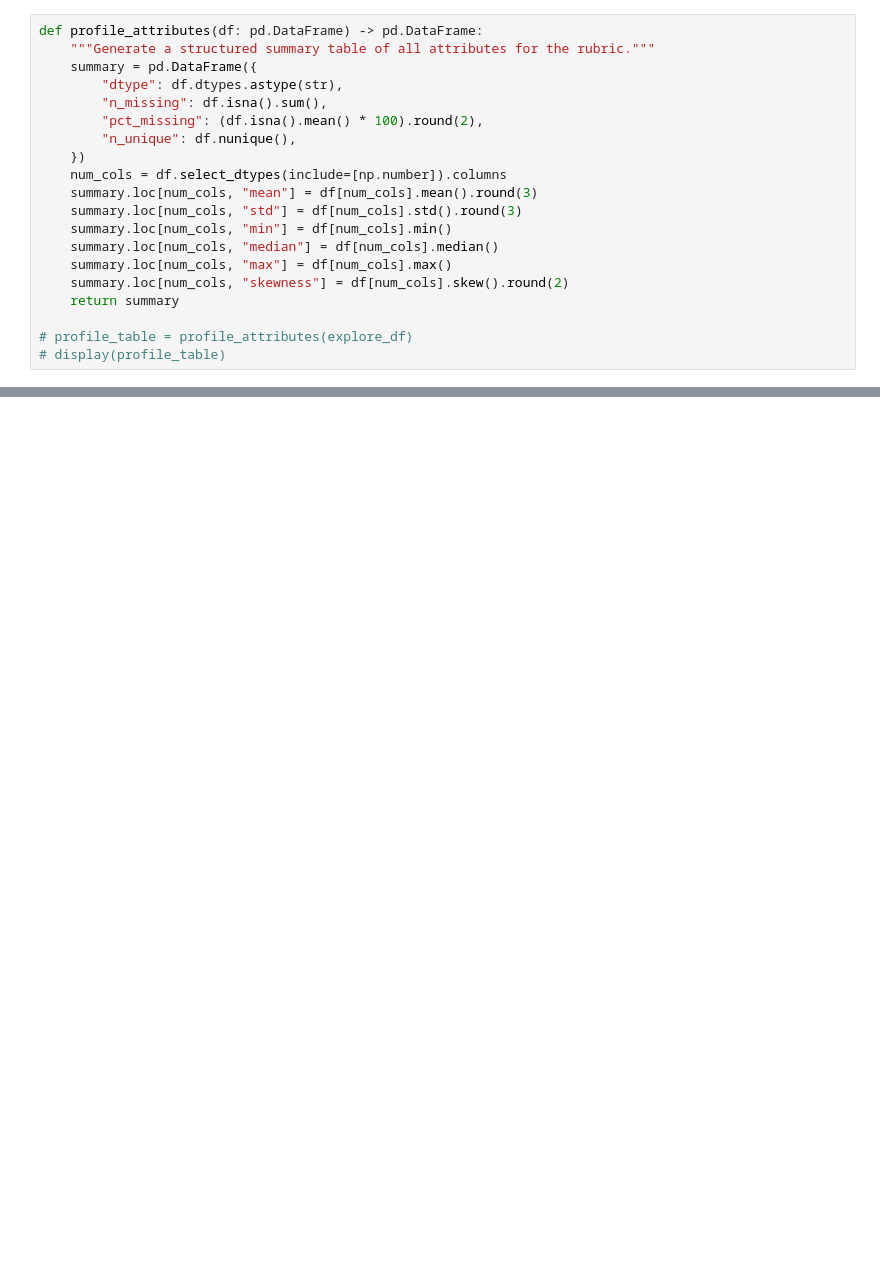
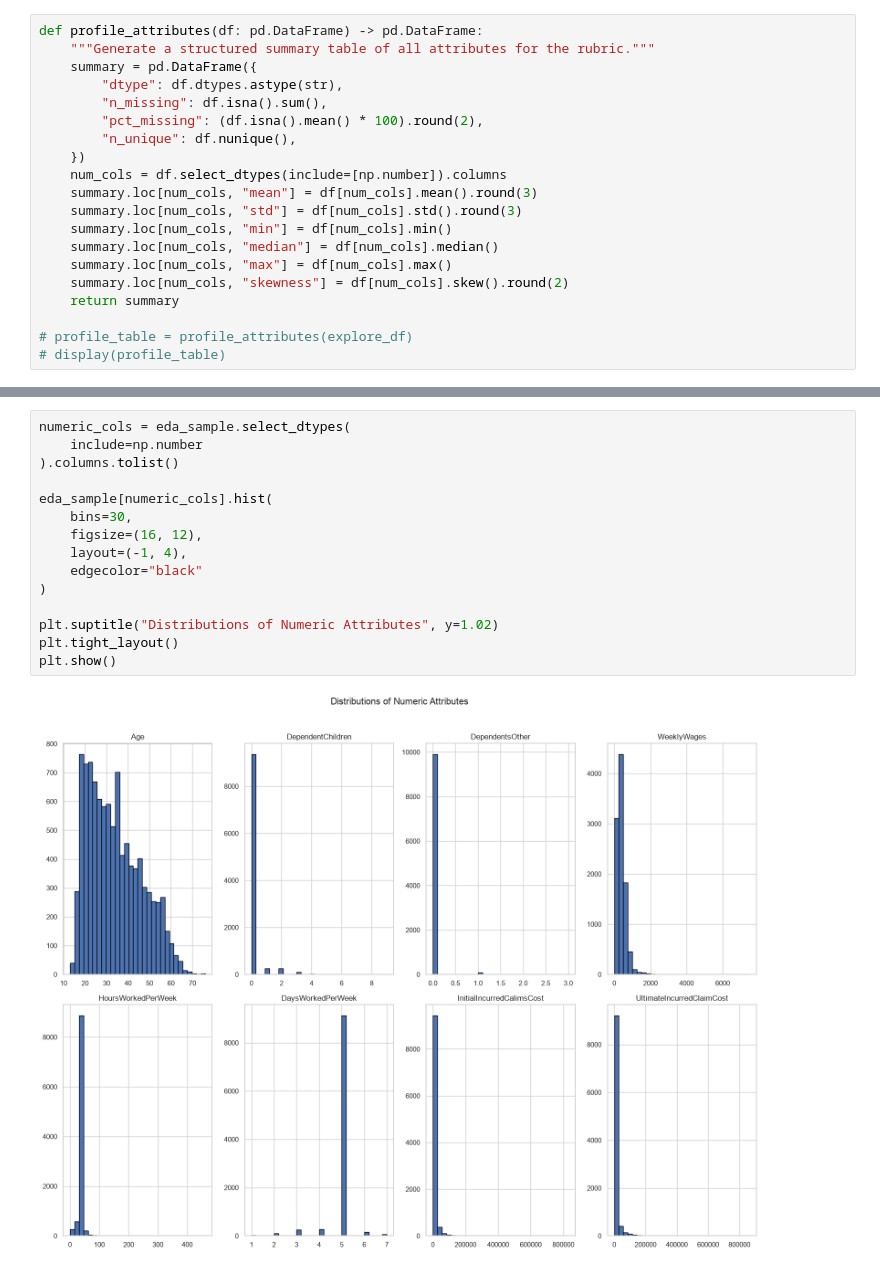
Before and after one commit to coredium98/insy674-group-project, a Jupyter notebook: notebooks/01_explore_data.ipynb, the cells around one changed output, grey strips where cells are left out. Saved outputs shown, nothing was run; the diff lists cells and outputs as text; blank space fills up the shorter version.

```diff
--- a/notebooks/01_explore_data.ipynb
+++ b/notebooks/01_explore_data.ipynb
@@ -88,0 +269,17 @@ Analyze linear and rank correlations with the target and among predictors (colli
+# %%
+numeric_cols = eda_sample.select_dtypes(
+    include=np.number
+).columns.tolist()
+
+eda_sample[numeric_cols].hist(
+    bins=30,
+    figsize=(16, 12),
+    layout=(-1, 4),
+    edgecolor="black"
+)
+
+plt.suptitle("Distributions of Numeric Attributes", y=1.02)
+plt.tight_layout()
+plt.show()
+# %% [output]
+[figure, added]
```
Also changed, not shown: parts of 23 cells of this notebook.
